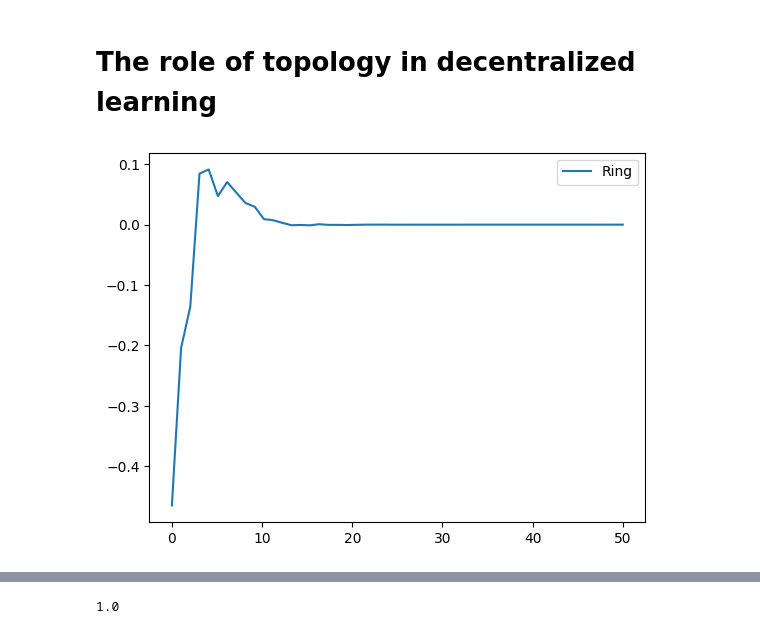
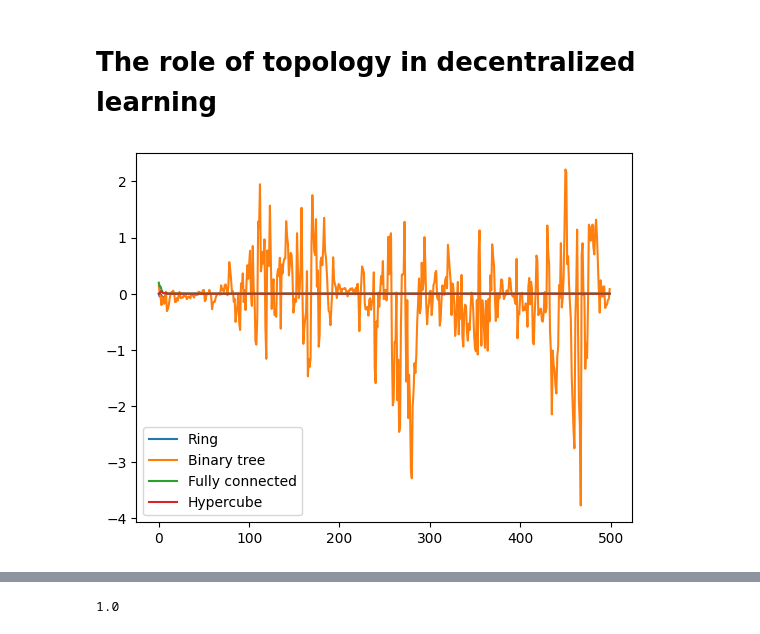
Before and after one commit to hduprieu/changing_topology, a Jupyter notebook: EA.ipynb, the cells around one changed output, grey strips where cells are left out. Drawn from its saved outputs; the diff is of its cells as text; code cells hidden in the pictures.

```diff
--- a/EA.ipynb
+++ b/EA.ipynb
@@ -388,7 +388,7 @@ def scheme_for_string(topology: str, num_workers: int) -> AveragingScheme:
 
     raise ValueError(f"Unknown topology {topology}")
 # %%
-def DSGD_toypbm(lr, d, n, T, topologies):
+def DSGD_toypbm(lr, d, n, T, topologies, show):
     """
     D-SGD algorithm for the toy-problem defined in section 3 (minimization of 1/2*||x||^2)
 
@@ -402,35 +402,40 @@ def DSGD_toypbm(lr, d, n, T, topologies):
 
     Prints at each iteration the state x obtained by worker i = 0
     """
-    fig, ax = plt.subplots()
+    if show :
+        fig, ax = plt.subplots()
+    final_results = []
     for topology in topologies:
         W = Matrix.w(scheme_for_string(topology, num_workers=n)).numpy()
         x0 = rd.normal(0,1, size = (d))
         X = np.block([[x0]]*n)
-        li = []
+        means = []
         for _ in range(T):
             for i in range(n):
                 v = rd.normal(0,1, size = (d,1))
                 X[i,:] = X[i,:] - lr * v.dot(v.T).dot(X[i,:])
             X = W.dot(X)
-            li.append(np.mean(X))
-        ax.plot(np.linspace(0, len(li)), li, label = topology)
-        ax.legend()
+            means.append(np.mean(X))
+        if show :
+            ax.plot(np.arange(0, T), means, label = topology)
+            ax.legend()
+        final_results.append(means[-1])
+    if show:
         plt.show()
+    else:
+        return final_results
 # %%
+d = 8
 n = 32
-d = 4
-T = 50
+T = 500
 
 topologies = [
         "Ring",
-        "Star",
         "Binary tree",
         "Fully connected",
         "Hypercube",
-        "Social network",
     ]
 
-DSGD_toypbm(0.4, d, n, T, topologies)
+DSGD_toypbm(0.4, d, n, T, topologies, True)
 # %% [output]
-[figure, old version]
+[figure, new version]
```
Also changed, not shown: parts of 2 cells of this notebook.
